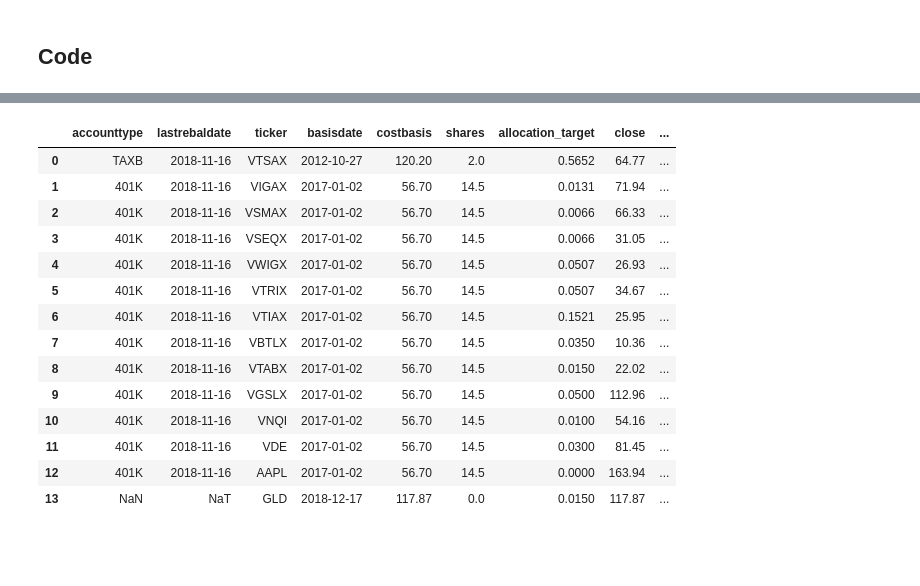
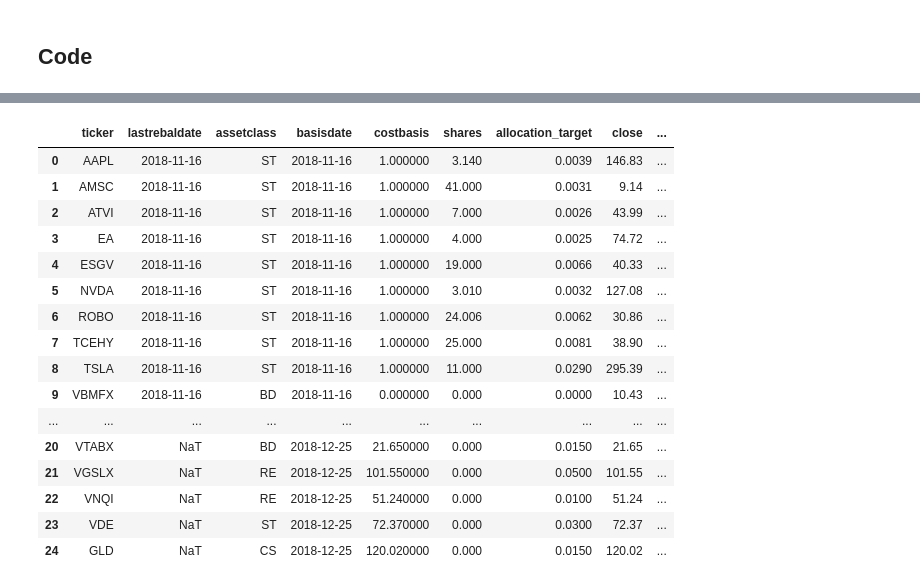
Before and after one commit to pogoetic/rebalance, a Jupyter notebook: portfolio_rebalance_post.ipynb, the cells around one changed output, grey strips where cells are left out. Saved outputs shown, nothing was run; the diff lists cells and outputs as text; code cells hidden in the pictures; blank space fills up the shorter version.

```diff
--- a/portfolio_rebalance_post.ipynb
+++ b/portfolio_rebalance_post.ipynb
@@ -128,5 +161,9 @@ ohlc = ohlc.to_frame(name='close')
 
 #drop our date index since its only the latest data
 ohlc2=ohlc.reset_index(level=1, drop=True)
+
+#Manual fix for known bad_tickers which Tiingo can't find, adjust to suit your needs
+if 'VMFXX' in bad_tickers:
+    ohlc2.loc['VMFXX'] = 1.0
 # %%
 #concatenate target allocation and latest prices with our portfolio
@@ -235,0 +199,23 @@ Allocation Success!
+# %%
+#Calculate our current allocation, target, and the change we need to hit target
+total_val = rebal_port.value.sum()
+rebal_port['allocation'] = rebal_port.value/rebal_port.value.sum()
+rebal_port['allocation_target'] = rebal_port.allocation_target/rebal_port.allocation_target.sum()
+rebal_port['correction'] = rebal_port.allocation_target - rebal_port.allocation
+
+#Factor in any new money entering the portfolio and determine necessary changes in value and shares
+rebal_port['value_chg'] = (total_val * rebal_port.correction) + rebal_port.new_money_in
+rebal_port['shares_chg'] = rebal_port.value_chg / rebal_port.close
+rebal_port.loc[rebal_port.value_chg.isna() & rebal_port.shares > 0,['shares_chg']]=-rebal_port.shares #sell all shares of securities not in our target portfolio
+
+#Round off shares to whole numbers, except when we are fully exiting a position
+rebal_port['shares_chg_round'] = rebal_port.shares_chg
+rebal_port = rebal_port.astype({'shares_chg_round': int})
+rebal_port['final_shares_chg'] = rebal_port.shares_chg
+rebal_port.loc[np.round(rebal_port.shares_chg+rebal_port.shares)!=0,['final_shares_chg']]=rebal_port.shares_chg_round*1.0
+rebal_port.drop(['shares_chg_round'],axis=1,inplace=True)
+
+#Calculate initial new shares and values
+rebal_port['new_shares'] = np.round(rebal_port.shares + rebal_port.final_shares_chg,3)
+rebal_port['new_value'] = rebal_port.new_shares * rebal_port.close #due to share rounding, there will be slight variance vs. portfolio starting value
+rebal_port['new_value_chg'] = rebal_port.final_shares_chg * rebal_port.close
@@ -236,19 +228,37 @@ Allocation Success!
+# %%
+#Merge our rebalanced portfolio with our stable portfolio for our execution portfolio
+stable_port['value_chg'] = 0
+stable_port['shares_chg']=0
+stable_port['final_shares_chg'] = 0
+stable_port['new_value_chg'] = 0
+stable_port['new_shares'] = stable_port.shares
+stable_port['new_value'] = stable_port.value
+exec_port = pd.concat([rebal_port,stable_port],sort=False)
+exec_port.drop(columns=['timedelta','rebal_flag_thresh','rebal_flag_time','rebal_flag_exit','rebal_flag_newmoney','value_chg','shares_chg'],inplace=True)
+
+#Reset allocations to be based on all securities
+exec_port['allocation'] = exec_port.value/exec_port.value.sum()
+exec_port['allocation_target'] = exec_port.allocation_target/exec_port.allocation_target.sum()
+exec_port['correction'] = exec_port.allocation_target - exec_port.allocation
+exec_port['final_allocation'] = exec_port.new_value / exec_port.new_value.sum()
 # %%
 #Lets look at all our work to get to our target portfolio
-final_port
+exec_port
 # %% [output]
-|  | accounttype | lastrebaldate | ticker | basisdate | costbasis | shares | allocation_target | close | ... |
-| 0 | TAXB | 2018-11-16 | VTSAX | 2012-10-27 | 120.20 | 2.0 | 0.5652 | 64.77 | ... |
-| 1 | 401K | 2018-11-16 | VIGAX | 2017-01-02 | 56.70 | 14.5 | 0.0131 | 71.94 | ... |
-| 2 | 401K | 2018-11-16 | VSMAX | 2017-01-02 | 56.70 | 14.5 | 0.0066 | 66.33 | ... |
-| 3 | 401K | 2018-11-16 | VSEQX | 2017-01-02 | 56.70 | 14.5 | 0.0066 | 31.05 | ... |
-| 4 | 401K | 2018-11-16 | VWIGX | 2017-01-02 | 56.70 | 14.5 | 0.0507 | 26.93 | ... |
-| 5 | 401K | 2018-11-16 | VTRIX | 2017-01-02 | 56.70 | 14.5 | 0.0507 | 34.67 | ... |
-| 6 | 401K | 2018-11-16 | VTIAX | 2017-01-02 | 56.70 | 14.5 | 0.1521 | 25.95 | ... |
-| 7 | 401K | 2018-11-16 | VBTLX | 2017-01-02 | 56.70 | 14.5 | 0.0350 | 10.36 | ... |
-| 8 | 401K | 2018-11-16 | VTABX | 2017-01-02 | 56.70 | 14.5 | 0.0150 | 22.02 | ... |
-| 9 | 401K | 2018-11-16 | VGSLX | 2017-01-02 | 56.70 | 14.5 | 0.0500 | 112.96 | ... |
-| 10 | 401K | 2018-11-16 | VNQI | 2017-01-02 | 56.70 | 14.5 | 0.0100 | 54.16 | ... |
-| 11 | 401K | 2018-11-16 | VDE | 2017-01-02 | 56.70 | 14.5 | 0.0300 | 81.45 | ... |
-| 12 | 401K | 2018-11-16 | AAPL | 2017-01-02 | 56.70 | 14.5 | 0.0000 | 163.94 | ... |
-| 13 | NaN | NaT | GLD | 2018-12-17 | 117.87 | 0.0 | 0.0150 | 117.87 | ... |
+|  | ticker | lastrebaldate | assetclass | basisdate | costbasis | shares | allocation_target | close | ... |
+| 0 | AAPL | 2018-11-16 | ST | 2018-11-16 | 1.000000 | 3.140 | 0.0039 | 146.83 | ... |
+| 1 | AMSC | 2018-11-16 | ST | 2018-11-16 | 1.000000 | 41.000 | 0.0031 | 9.14 | ... |
+| 2 | ATVI | 2018-11-16 | ST | 2018-11-16 | 1.000000 | 7.000 | 0.0026 | 43.99 | ... |
+| 3 | EA | 2018-11-16 | ST | 2018-11-16 | 1.000000 | 4.000 | 0.0025 | 74.72 | ... |
+| 4 | ESGV | 2018-11-16 | ST | 2018-11-16 | 1.000000 | 19.000 | 0.0066 | 40.33 | ... |
+| 5 | NVDA | 2018-11-16 | ST | 2018-11-16 | 1.000000 | 3.010 | 0.0032 | 127.08 | ... |
+| 6 | ROBO | 2018-11-16 | ST | 2018-11-16 | 1.000000 | 24.006 | 0.0062 | 30.86 | ... |
+| 7 | TCEHY | 2018-11-16 | ST | 2018-11-16 | 1.000000 | 25.000 | 0.0081 | 38.90 | ... |
+| 8 | TSLA | 2018-11-16 | ST | 2018-11-16 | 1.000000 | 11.000 | 0.0290 | 295.39 | ... |
+| 9 | VBMFX | 2018-11-16 | BD | 2018-11-16 | 0.000000 | 0.000 | 0.0000 | 10.43 | ... |
+| ... | ... | ... | ... | ... | ... | ... | ... | ... | ... |
+| 20 | VTABX | NaT | BD | 2018-12-25 | 21.650000 | 0.000 | 0.0150 | 21.65 | ... |
+| 21 | VGSLX | NaT | RE | 2018-12-25 | 101.550000 | 0.000 | 0.0500 | 101.55 | ... |
+| 22 | VNQI | NaT | RE | 2018-12-25 | 51.240000 | 0.000 | 0.0100 | 51.24 | ... |
+| 23 | VDE | NaT | ST | 2018-12-25 | 72.370000 | 0.000 | 0.0300 | 72.37 | ... |
+| 24 | GLD | NaT | CS | 2018-12-25 | 120.020000 | 0.000 | 0.0150 | 120.02 | ... |
```
Also changed, not shown: parts of 18 cells of this notebook, 1 other file.
